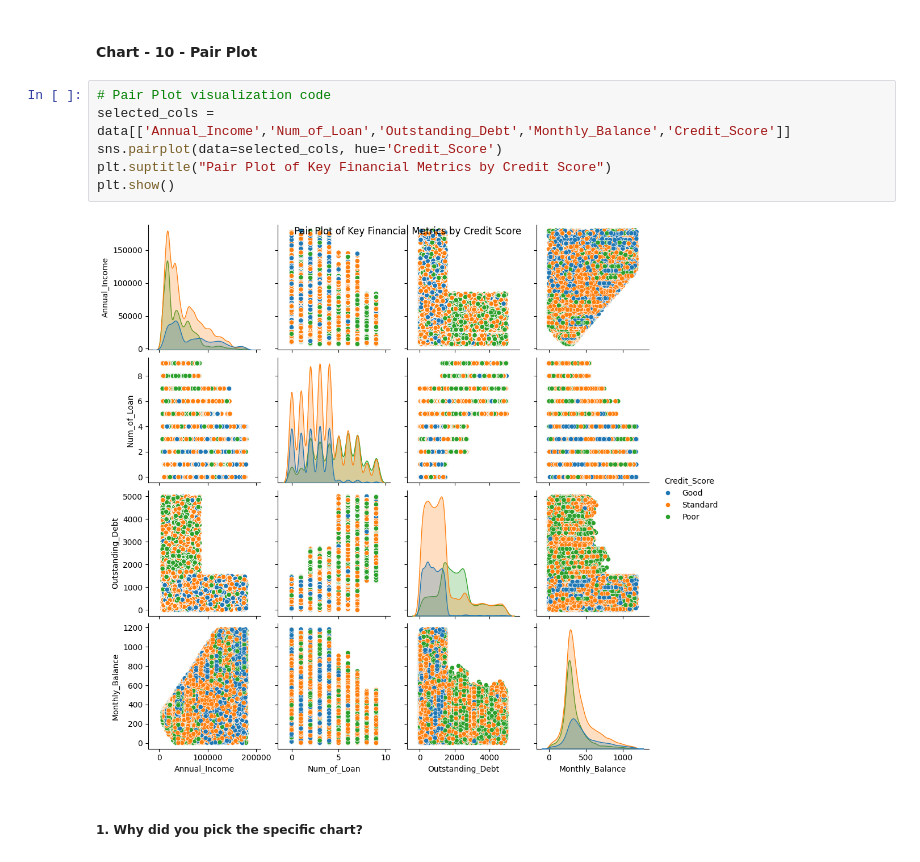
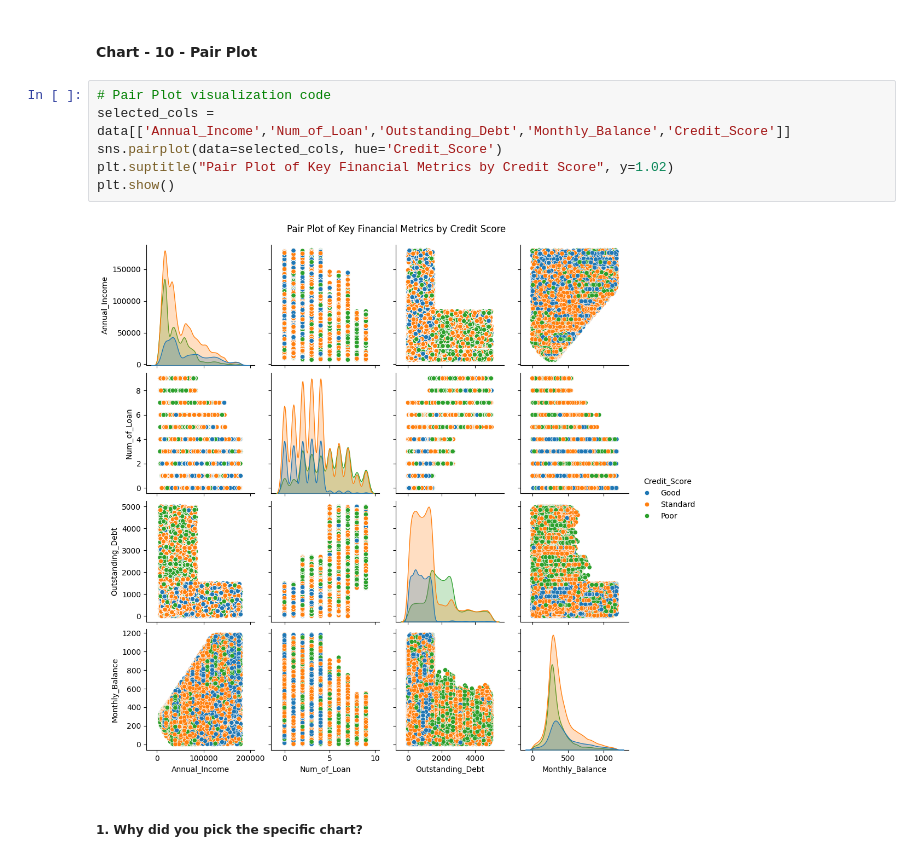
Before and after one commit to AtharvShete2610/Paisa-Bazar-EDA, a Jupyter notebook: EDA_Paisabazaar_Banking_Fraud_Analysis.ipynb, the cells around one changed output. Drawn from its saved outputs; the diff is of its cells as text.

```diff
--- a/EDA_Paisabazaar_Banking_Fraud_Analysis.ipynb
+++ b/EDA_Paisabazaar_Banking_Fraud_Analysis.ipynb
@@ -508,11 +508,11 @@ Credit history has a negative link with loans and interest rates—riskier profi
 # %%
 # Pair Plot visualization code
 selected_cols = data[['Annual_Income','Num_of_Loan','Outstanding_Debt','Monthly_Balance','Credit_Score']]
 sns.pairplot(data=selected_cols, hue='Credit_Score')
-plt.suptitle("Pair Plot of Key Financial Metrics by Credit Score")
+plt.suptitle("Pair Plot of Key Financial Metrics by Credit Score", y=1.02)
 plt.show()
 # %% [output]
-[figure, old version]
+[figure, new version]
 # %% [markdown]
 ##### 1. Why did you pick the specific chart?
 # %% [markdown]
```
